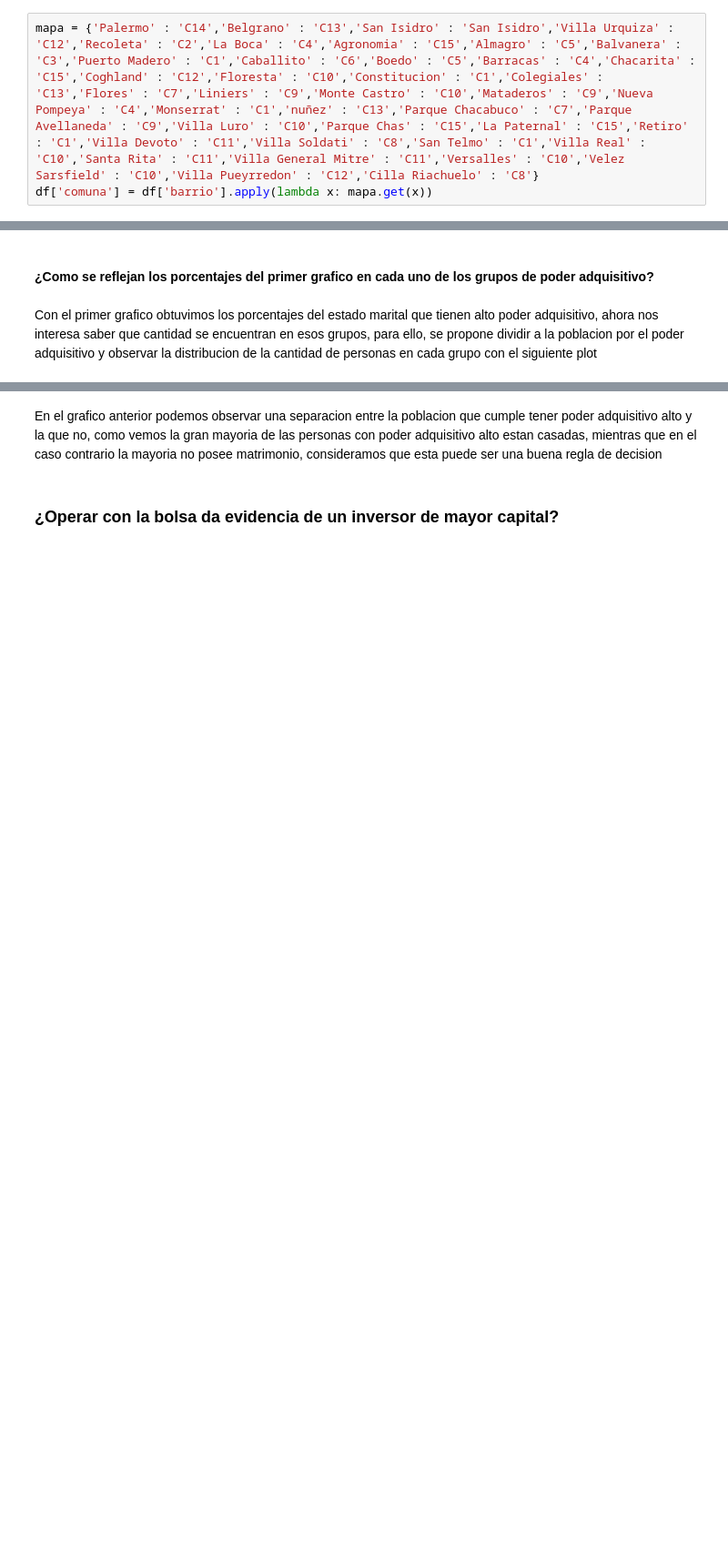
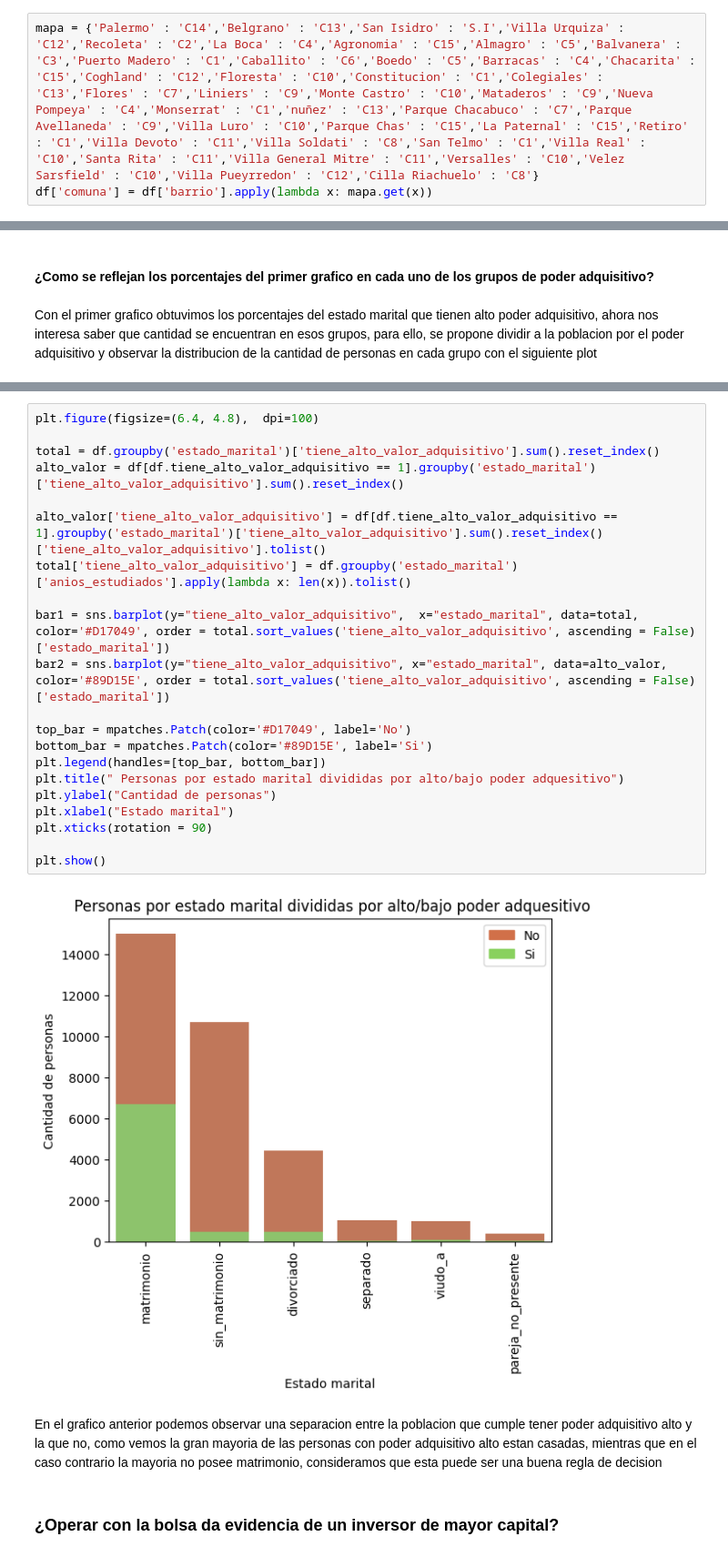
Before and after one commit to SantiValdezUlzurrun/TP-2021-1C-Organizacion-de-datos, a Jupyter notebook: INFORME.ipynb, the cells around one changed output, grey strips where cells are left out. Shown at 91% size. Cells and saved outputs as stored; diff of their text form; blank space fills up the shorter version.

```diff
--- a/INFORME.ipynb
+++ b/INFORME.ipynb
@@ -159,7 +159,7 @@ df = df.replace({'barrio': np.nan},'Palermo')
 # %% [markdown]
 Al hacer este analsis notamos la gran cardinalidad de la variable barrio. Para poder analizar mas facilmente esta variable decidimos agrupar a los disintos barrios por sus comunas.
 # %%
-mapa = {'Palermo' : 'C14','Belgrano' : 'C13','San Isidro' : 'San Isidro','Villa Urquiza' : 'C12','Recoleta' : 'C2','La Boca' : 'C4','Agronomia' : 'C15','Almagro' : 'C5','Balvanera' : 'C3','Puerto Madero' : 'C1','Caballito' : 'C6','Boedo' : 'C5','Barracas' : 'C4','Chacarita' : 'C15','Coghland' : 'C12','Floresta' : 'C10','Constitucion' : 'C1','Colegiales' : 'C13','Flores' : 'C7','Liniers' : 'C9','Monte Castro' : 'C10','Mataderos' : 'C9','Nueva Pompeya' : 'C4','Monserrat' : 'C1','nuñez' : 'C13','Parque Chacabuco' : 'C7','Parque Avellaneda' : 'C9','Villa Luro' : 'C10','Parque Chas' : 'C15','La Paternal' : 'C15','Retiro' : 'C1','Villa Devoto' : 'C11','Villa Soldati' : 'C8','San Telmo' : 'C1','Villa Real' : 'C10','Santa Rita' : 'C11','Villa General Mitre' : 'C11','Versalles' : 'C10','Velez Sarsfield' : 'C10','Villa Pueyrredon' : 'C12','Cilla Riachuelo' : 'C8'}
+mapa = {'Palermo' : 'C14','Belgrano' : 'C13','San Isidro' : 'S.I','Villa Urquiza' : 'C12','Recoleta' : 'C2','La Boca' : 'C4','Agronomia' : 'C15','Almagro' : 'C5','Balvanera' : 'C3','Puerto Madero' : 'C1','Caballito' : 'C6','Boedo' : 'C5','Barracas' : 'C4','Chacarita' : 'C15','Coghland' : 'C12','Floresta' : 'C10','Constitucion' : 'C1','Colegiales' : 'C13','Flores' : 'C7','Liniers' : 'C9','Monte Castro' : 'C10','Mataderos' : 'C9','Nueva Pompeya' : 'C4','Monserrat' : 'C1','nuñez' : 'C13','Parque Chacabuco' : 'C7','Parque Avellaneda' : 'C9','Villa Luro' : 'C10','Parque Chas' : 'C15','La Paternal' : 'C15','Retiro' : 'C1','Villa Devoto' : 'C11','Villa Soldati' : 'C8','San Telmo' : 'C1','Villa Real' : 'C10','Santa Rita' : 'C11','Villa General Mitre' : 'C11','Versalles' : 'C10','Velez Sarsfield' : 'C10','Villa Pueyrredon' : 'C12','Cilla Riachuelo' : 'C8'}
 df['comuna'] = df['barrio'].apply(lambda x: mapa.get(x))
 # %% [markdown]
 Notamos que existe un grupo de gente que apesar de figurar como sin trabajo tiene un numero mayor a cero de horas_de_trabajo_registrada. Decidimos descartarlas por ser instancias con informacion contradictoria.
@@ -318,3 +304,26 @@ plt.show()
+# %%
+plt.figure(figsize=(6.4, 4.8),  dpi=100)
+
+total = df.groupby('estado_marital')['tiene_alto_valor_adquisitivo'].sum().reset_index()
+alto_valor = df[df.tiene_alto_valor_adquisitivo == 1].groupby('estado_marital')['tiene_alto_valor_adquisitivo'].sum().reset_index()
+
+alto_valor['tiene_alto_valor_adquisitivo'] = df[df.tiene_alto_valor_adquisitivo == 1].groupby('estado_marital')['tiene_alto_valor_adquisitivo'].sum().reset_index()['tiene_alto_valor_adquisitivo'].tolist()
+total['tiene_alto_valor_adquisitivo'] = df.groupby('estado_marital')['anios_estudiados'].apply(lambda x: len(x)).tolist()
+
+bar1 = sns.barplot(y="tiene_alto_valor_adquisitivo",  x="estado_marital", data=total, color='#D17049', order = total.sort_values('tiene_alto_valor_adquisitivo', ascending = False)['estado_marital'])
+bar2 = sns.barplot(y="tiene_alto_valor_adquisitivo", x="estado_marital", data=alto_valor, color='#89D15E', order = total.sort_values('tiene_alto_valor_adquisitivo', ascending = False)['estado_marital'])
+
+top_bar = mpatches.Patch(color='#D17049', label='No')
+bottom_bar = mpatches.Patch(color='#89D15E', label='Si')
+plt.legend(handles=[top_bar, bottom_bar])
+plt.title(" Personas por estado marital divididas por alto/bajo poder adquesitivo")
+plt.ylabel("Cantidad de personas")
+plt.xlabel("Estado marital")
+plt.xticks(rotation = 90)
+
+plt.show()
+# %% [output]
+[figure, added]
 # %% [markdown]
 En el grafico anterior podemos observar una separacion entre la poblacion que cumple tener poder adquisitivo alto y la que no, como vemos la gran mayoria de las personas con poder adquisitivo alto estan casadas, mientras que en el caso contrario la mayoria no posee matrimonio, consideramos que esta puede ser una buena regla de decision
 # %% [markdown]
```
Also changed, not shown: parts of 25 cells of this notebook, 5 other files.
